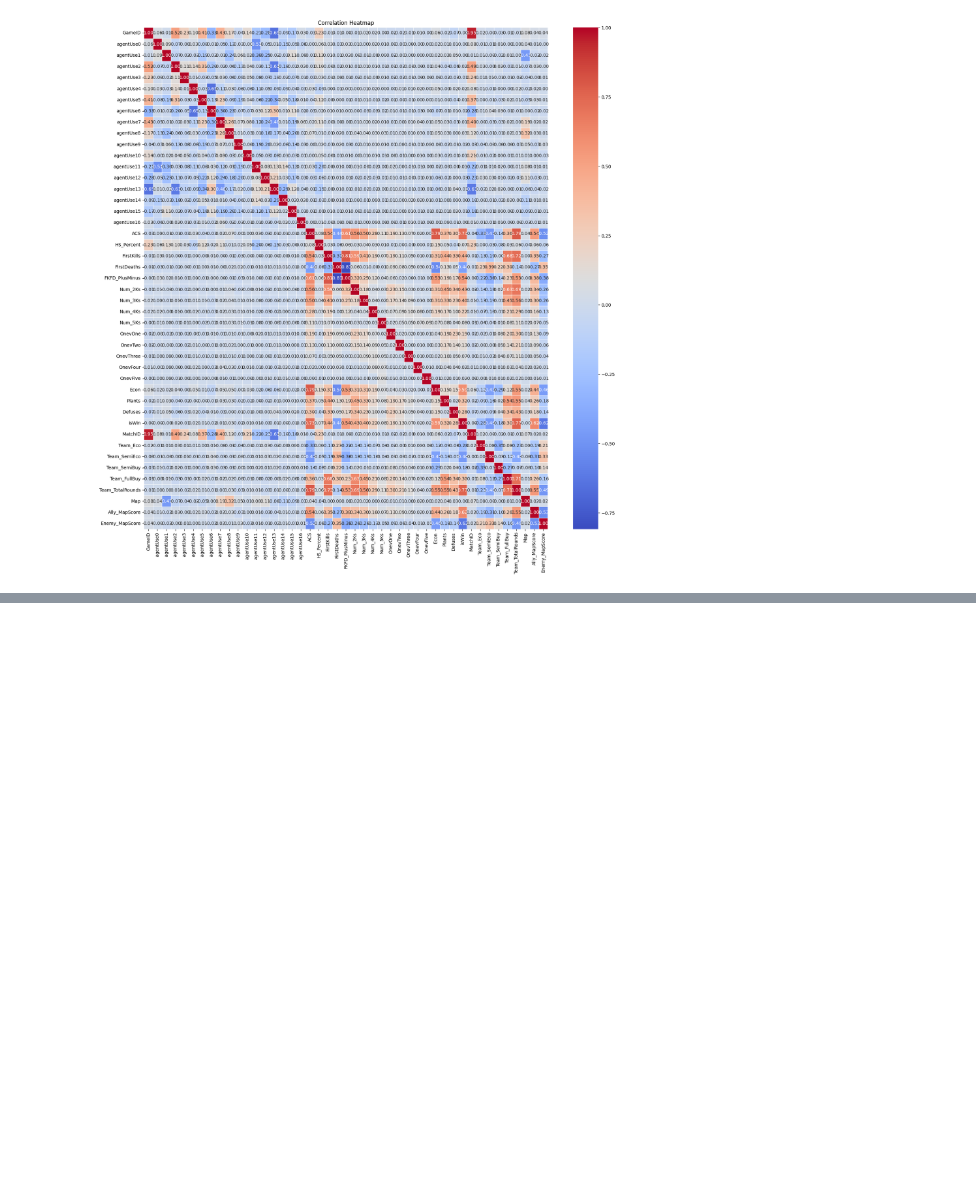
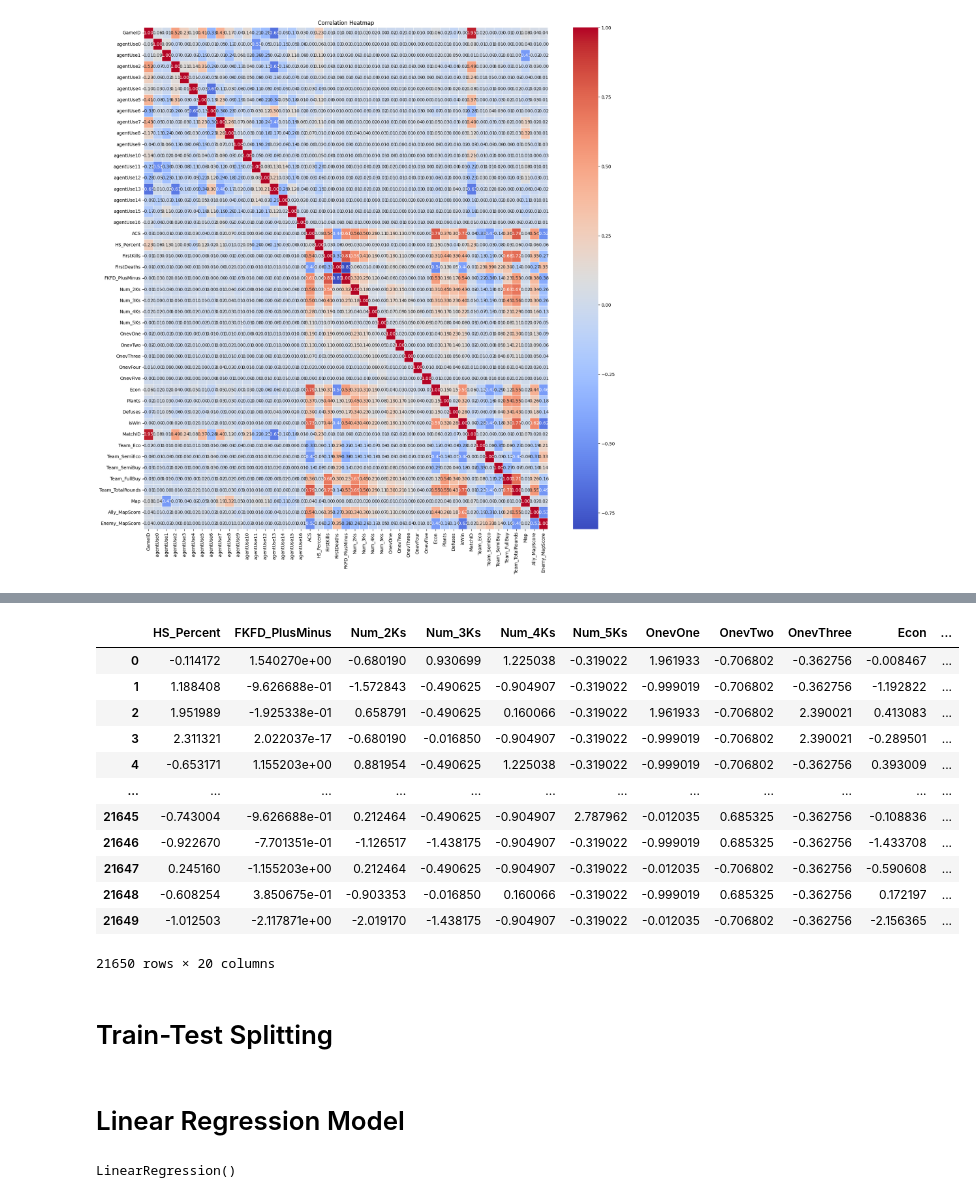
Before and after one commit to michaelsinanta/tk-kasdad, a Jupyter notebook: models/match_acs.ipynb, the cells around one changed output, grey strips where cells are left out. Saved outputs shown, nothing was run; the diff lists cells and outputs as text; code cells hidden in the pictures; blank space fills up the shorter version.

Commit message:
feat: finish regression model

```diff
--- a/models/match_acs.ipynb
+++ b/models/match_acs.ipynb
@@ -635,0 +607,4 @@ array(['FirstKills', 'FirstDeaths', 'FKFD_PlusMinus', 'Num_2Ks', 'Econ',
+# %%
+from sklearn.linear_model import Lasso
+lasso = Lasso(alpha=0.1)
+lasso.fit(X_scaled, y)
@@ -635,0 +621,3 @@ array(['FirstKills', 'FirstDeaths', 'FKFD_PlusMinus', 'Num_2Ks', 'Econ',
+# %%
+is_chosen = lasso.coef_ != 0
+is_chosen
@@ -635,0 +628,7 @@ array(['FirstKills', 'FirstDeaths', 'FKFD_PlusMinus', 'Num_2Ks', 'Econ',
+# %%
+features = X.columns
+chosen_features = []
+for i in range(len(features)):
+    if is_chosen[i]:
+        chosen_features.append(features[i])
+chosen_features
@@ -635,0 +656,19 @@ array(['FirstKills', 'FirstDeaths', 'FKFD_PlusMinus', 'Num_2Ks', 'Econ',
+# %%
+X_selected = X_scaled[chosen_features]
+X_selected
+# %% [output]
+|  | HS_Percent | FKFD_PlusMinus | Num_2Ks | Num_3Ks | Num_4Ks | Num_5Ks | OnevOne | OnevTwo | OnevThree | Econ | ... |
+| 0 | -0.114172 | 1.540270e+00 | -0.680190 | 0.930699 | 1.225038 | -0.319022 | 1.961933 | -0.706802 | -0.362756 | -0.008467 | ... |
+| 1 | 1.188408 | -9.626688e-01 | -1.572843 | -0.490625 | -0.904907 | -0.319022 | -0.999019 | -0.706802 | -0.362756 | -1.192822 | ... |
+| 2 | 1.951989 | -1.925338e-01 | 0.658791 | -0.490625 | 0.160066 | -0.319022 | 1.961933 | -0.706802 | 2.390021 | 0.413083 | ... |
+| 3 | 2.311321 | 2.022037e-17 | -0.680190 | -0.016850 | -0.904907 | -0.319022 | -0.999019 | -0.706802 | 2.390021 | -0.289501 | ... |
+| 4 | -0.653171 | 1.155203e+00 | 0.881954 | -0.490625 | 1.225038 | -0.319022 | -0.999019 | -0.706802 | -0.362756 | 0.393009 | ... |
+| ... | ... | ... | ... | ... | ... | ... | ... | ... | ... | ... | ... |
+| 21645 | -0.743004 | -9.626688e-01 | 0.212464 | -0.490625 | -0.904907 | 2.787962 | -0.012035 | 0.685325 | -0.362756 | -0.108836 | ... |
+| 21646 | -0.922670 | -7.701351e-01 | -1.126517 | -1.438175 | -0.904907 | -0.319022 | -0.999019 | 0.685325 | -0.362756 | -1.433708 | ... |
+| 21647 | 0.245160 | -1.155203e+00 | 0.212464 | -0.490625 | -0.904907 | -0.319022 | -0.012035 | -0.706802 | -0.362756 | -0.590608 | ... |
+| 21648 | -0.608254 | 3.850675e-01 | -0.903353 | -0.016850 | 0.160066 | -0.319022 | -0.999019 | 0.685325 | -0.362756 | 0.172197 | ... |
+| 21649 | -1.012503 | -2.117871e+00 | -2.019170 | -1.438175 | -0.904907 | -0.319022 | -0.012035 | -0.706802 | -0.362756 | -2.156365 | ... |
+21650 rows × 20 columns
+# %% [markdown]
+# Train-Test Splitting
@@ -635,0 +678,9 @@ array(['FirstKills', 'FirstDeaths', 'FKFD_PlusMinus', 'Num_2Ks', 'Econ',
+# %% [markdown]
+# Linear Regression Model
+# %%
+from sklearn.linear_model import LinearRegression
+
+linear_reg = LinearRegression()
+linear_reg.fit(X_train, y_train)
+# %% [output]
+LinearRegression()
```
Also changed, not shown: parts of 99 cells of this notebook, 6 other files.
